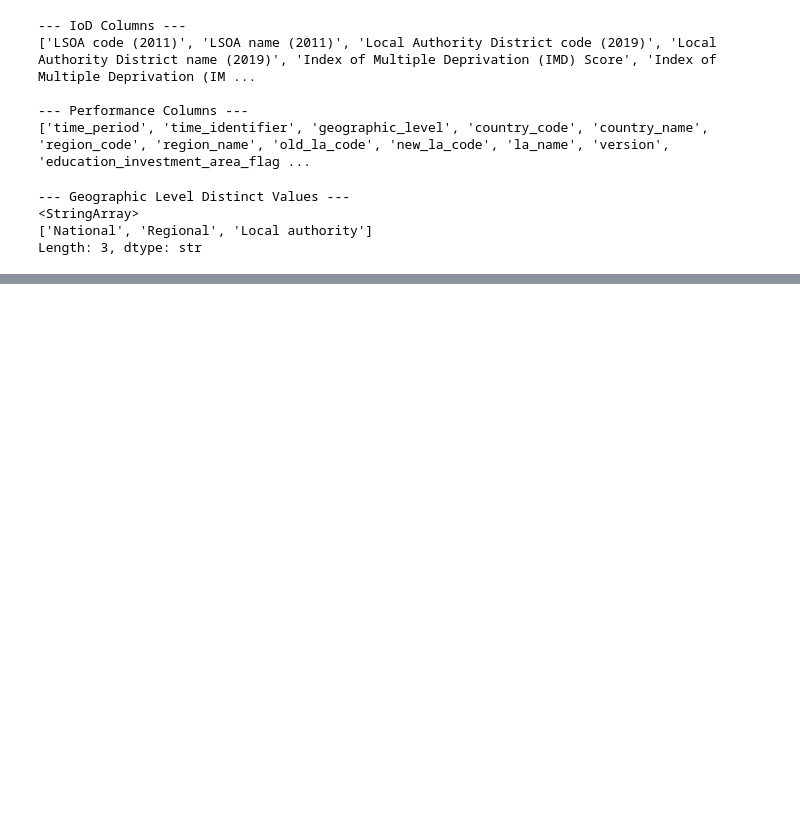
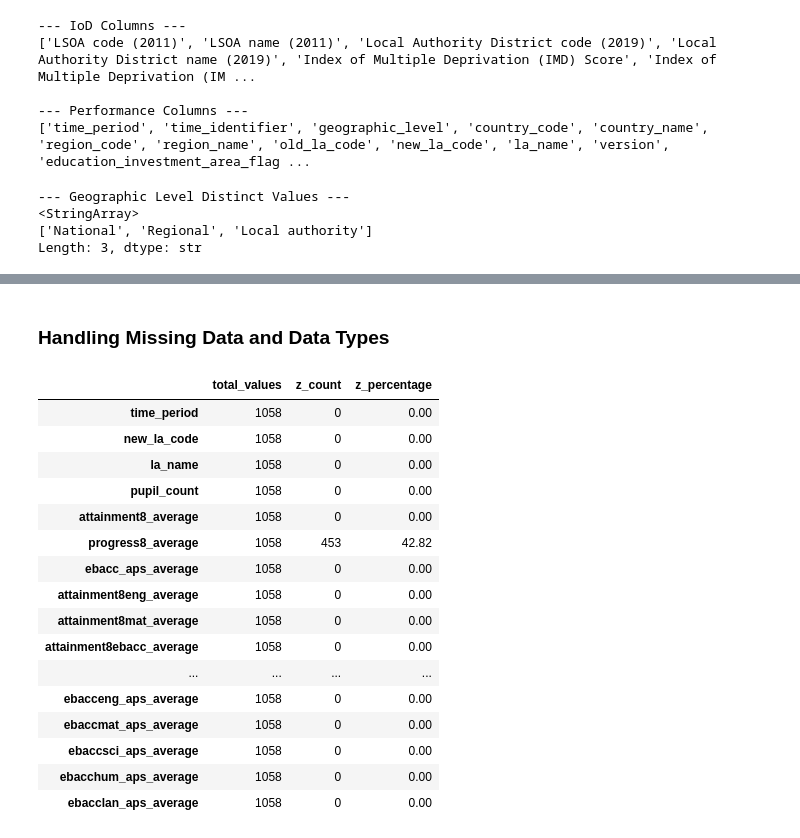
Before and after one commit to AislingLangston/CFG-DS-group-6-2026, a Jupyter notebook: school_performance.ipynb, the cells around one changed output, grey strips where cells are left out. Drawn from its saved outputs; the diff is of its cells as text; code cells hidden in the pictures; blank space fills up the shorter version.

```diff
--- a/school_performance.ipynb
+++ b/school_performance.ipynb
@@ -440,0 +471,37 @@ IOD Missing data summary: 0 total missing values
+# %% [markdown]
+### Handling Missing Data and Data Types
+# %%
+# Count total values, z values, and percentage of z values
+z_summary = pd.DataFrame({
+    'total_values': df_total.count(),
+    'z_count': (df_total == 'z').sum()
+})
+
+# Calculate percentage of z values
+z_summary['z_percentage'] = (
+    z_summary['z_count'] / z_summary['total_values']
+) * 100
+
+# Round percentages
+z_summary['z_percentage'] = z_summary['z_percentage'].round(2)
+
+# Display results
+z_summary
+# %% [output]
+|  | total_values | z_count | z_percentage |
+| time_period | 1058 | 0 | 0.00 |
+| new_la_code | 1058 | 0 | 0.00 |
+| la_name | 1058 | 0 | 0.00 |
+| pupil_count | 1058 | 0 | 0.00 |
+| attainment8_average | 1058 | 0 | 0.00 |
+| progress8_average | 1058 | 453 | 42.82 |
+| ebacc_aps_average | 1058 | 0 | 0.00 |
+| attainment8eng_average | 1058 | 0 | 0.00 |
+| attainment8mat_average | 1058 | 0 | 0.00 |
+| attainment8ebacc_average | 1058 | 0 | 0.00 |
+| ... | ... | ... | ... |
+| ebacceng_aps_average | 1058 | 0 | 0.00 |
+| ebaccmat_aps_average | 1058 | 0 | 0.00 |
+| ebaccsci_aps_average | 1058 | 0 | 0.00 |
+| ebacchum_aps_average | 1058 | 0 | 0.00 |
+| ebacclan_aps_average | 1058 | 0 | 0.00 |
```
Also changed, not shown: parts of 50 cells of this notebook, 1 other file.
